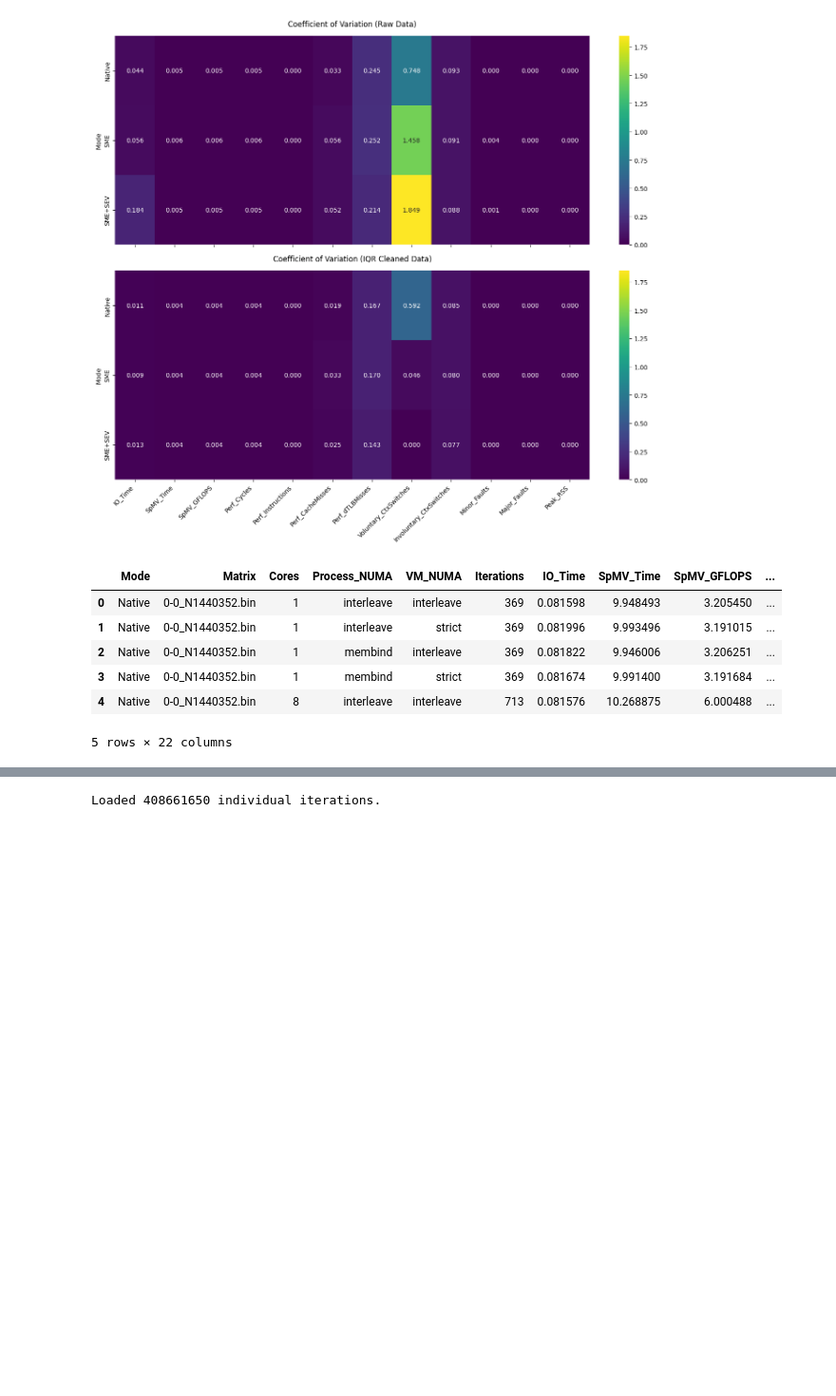
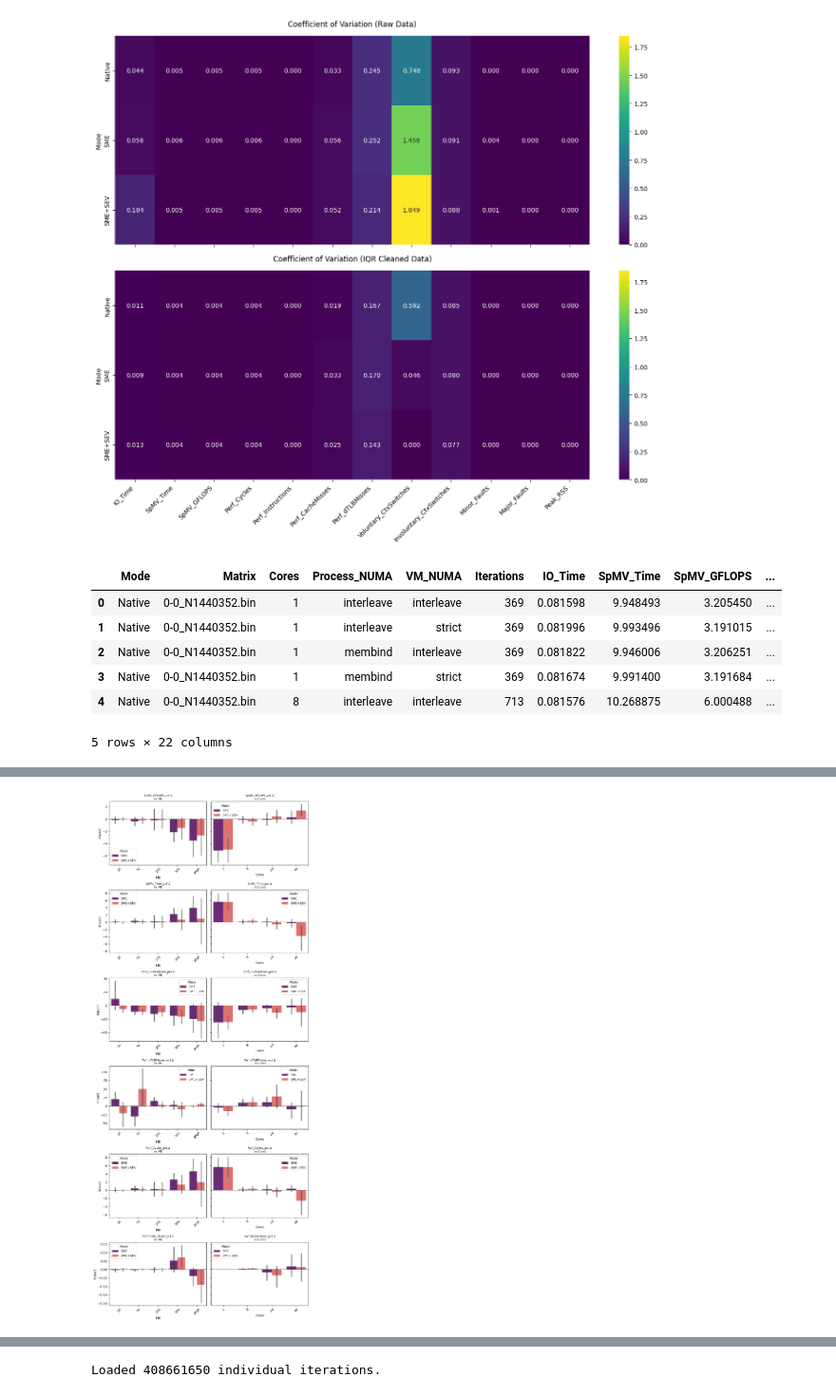
Before and after one commit to engelsm/MA-bench-framework, a Jupyter notebook: benchmark/spmv/analysis.ipynb, the cells around one changed output, grey strips where cells are left out. Shown at 95% size. Cells and saved outputs as stored; diff of their text form; code cells hidden in the pictures; blank space fills up the shorter version.

```diff
--- a/benchmark/spmv/analysis.ipynb
+++ b/benchmark/spmv/analysis.ipynb
@@ -278,0 +332,75 @@ Low-ranked values are either irrelevant or only relevant in certain regions.
+# %%
+# === Metrics you care about (cause of performance change) ===
+metrics = [
+    'SpMV_GFLOPS_pct',
+    'SpMV_Time_pct',
+    'Perf_CacheMisses_pct',
+    'Perf_dTLBMisses_pct',
+    'Perf_Cycles_pct',
+    'Perf_Instructions_pct'
+]
+
+def get_metric_impact(df, target_dim, metric):
+    all_dims = ['Mode', 'MB', 'Cores', 'VM_NUMA', 'Process_NUMA', 'Randomness']
+    index_cols = [c for c in all_dims if c != target_dim]
+
+    if target_dim in DIM_CONFIG:
+        low_val, high_val = DIM_CONFIG[target_dim]
+    else:
+        low_val, high_val = df[target_dim].min(), df[target_dim].max()
+
+    pivot = df.pivot_table(
+        index=index_cols,
+        columns=target_dim,
+        values=metric
+    ).reset_index()
+
+    pivot['Impact'] = pivot[high_val] - pivot[low_val]
+    pivot.attrs['target'] = target_dim
+    pivot.attrs['comparison'] = f"{low_val} → {high_val}"
+    pivot.attrs['metric'] = metric
+    return pivot
+
+
+def plot_metric_impacts(df, target_dim, compare_features, metrics):
+    fig, axes = plt.subplots(len(metrics), len(compare_features),
+                             figsize=(5 * len(compare_features), 4 * len(metrics)),
+                             sharey='row')
+
+    for i, metric in enumerate(metrics):
+        impact_df = get_metric_impact(df, target_dim, metric)
+
+        for j, feat in enumerate(compare_features):
+            ax = axes[i][j] if len(metrics) > 1 else axes[j]
+
+            sns.barplot(
+                data=impact_df,
+                x=feat,
+                y='Impact',
+                hue='Mode',
+                palette='magma',
+                ax=ax
+            )
+
+            ax.axhline(0, linestyle='--', color='black', alpha=0.5)
+            ax.set_title(f"{metric} Δ\nvs {feat}", fontsize=9)
+            ax.tick_params(axis='x', rotation=45)
+
+            if j == 0:
+                ax.set_ylabel("Impact")
+            else:
+                ax.set_ylabel("")
+
+    plt.tight_layout()
+    plt.show()
+
+
+# === RUN THIS ===
+plot_metric_impacts(
+    overhead_df,
+    target_dim='Randomness',
+    compare_features=['MB', 'Cores'],
+    metrics=metrics
+)
+# %% [output]
+[figure, added]
```
Also changed, not shown: parts of 15 cells of this notebook.
